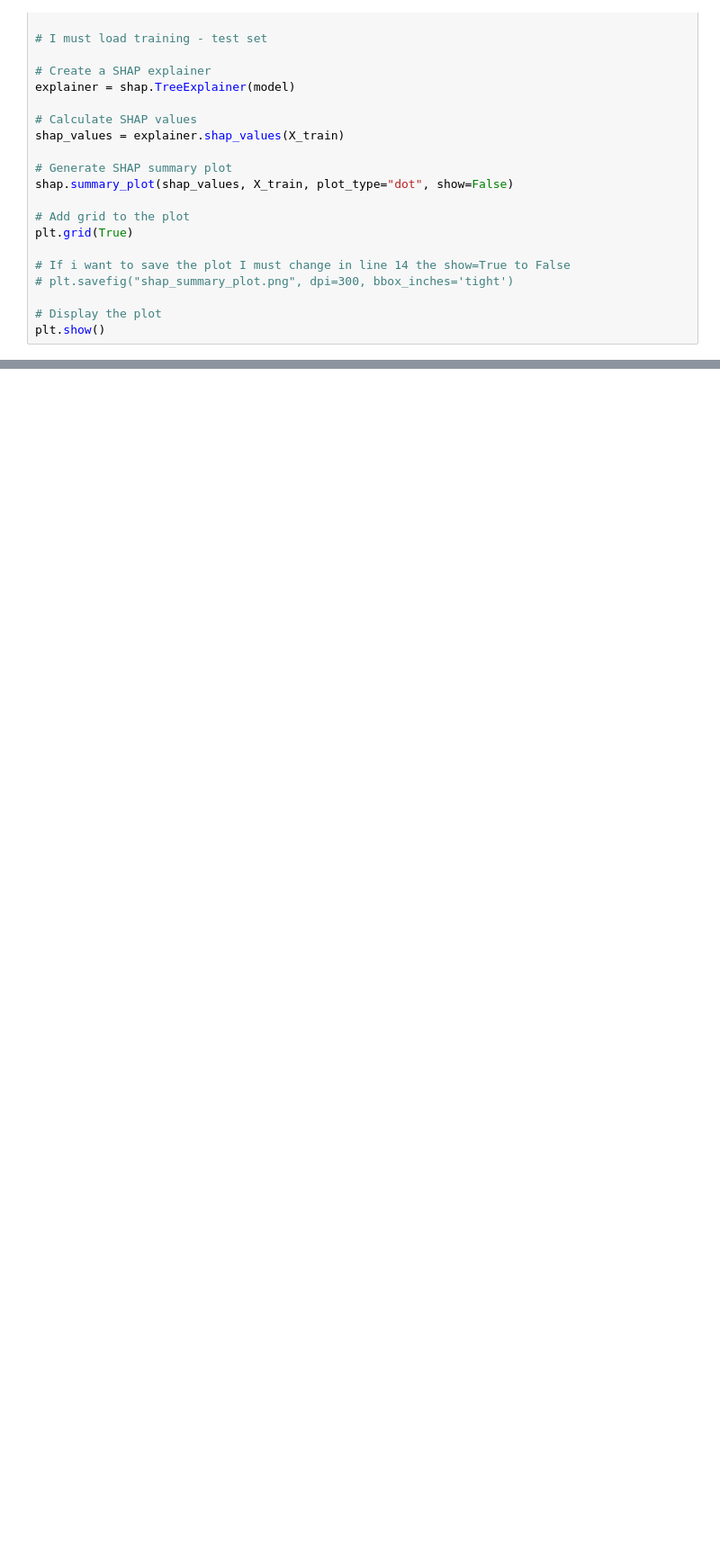
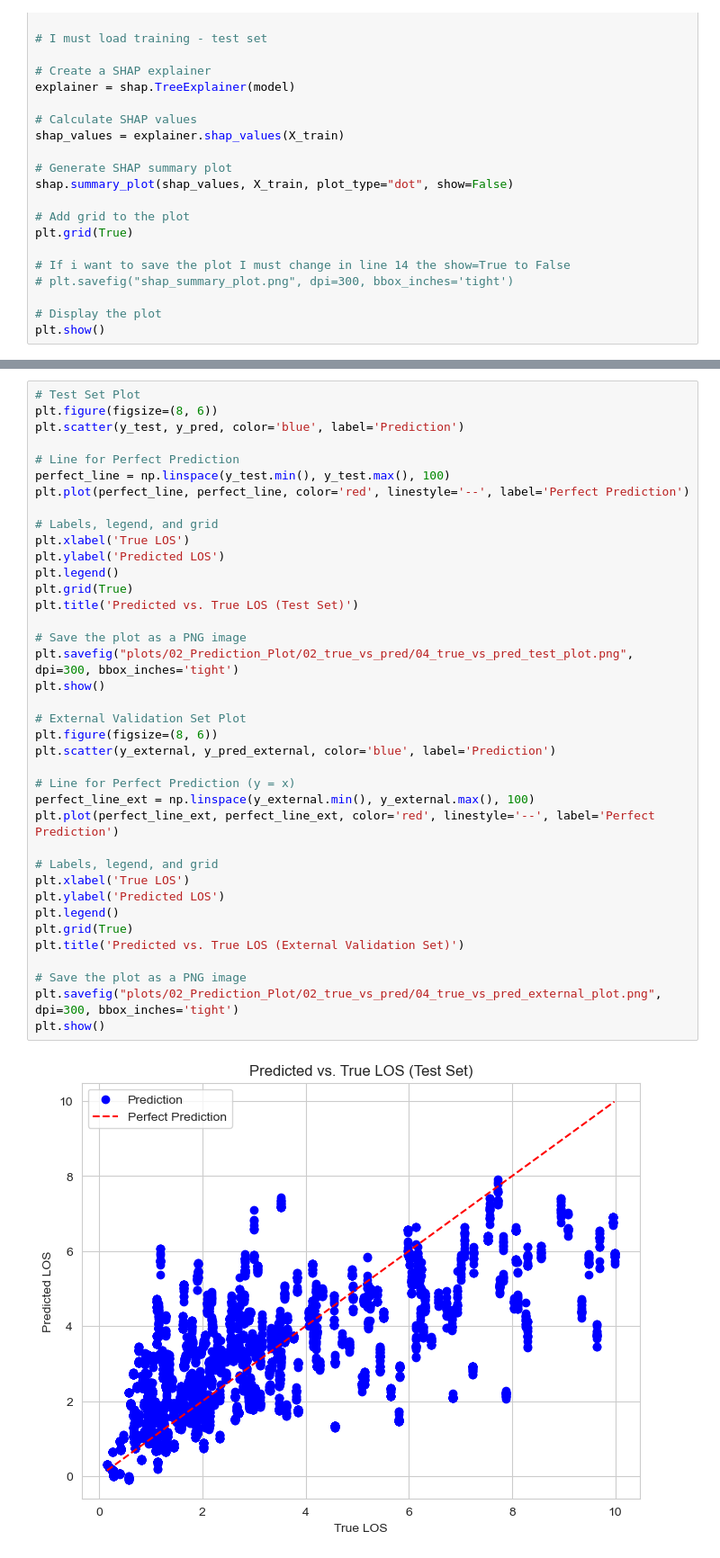
Before and after one commit to DimopDim/PhD, a Jupyter notebook: 03_External_Validation/01_XGBoost_los.ipynb, the cells around one changed output, grey strips where cells are left out. Shown at 90% size. Cells and saved outputs as stored; diff of their text form; blank space fills up the shorter version.

Commit message:
adding true vs pred adn residuals plots

```diff
--- a/03_External_Validation/01_XGBoost_los.ipynb
+++ b/03_External_Validation/01_XGBoost_los.ipynb
@@ -1229,0 +1289,40 @@ plt.show()
+# %%
+# Test Set Plot
+plt.figure(figsize=(8, 6))
+plt.scatter(y_test, y_pred, color='blue', label='Prediction')
+
+# Line for Perfect Prediction
+perfect_line = np.linspace(y_test.min(), y_test.max(), 100)
+plt.plot(perfect_line, perfect_line, color='red', linestyle='--', label='Perfect Prediction')
+
+# Labels, legend, and grid
+plt.xlabel('True LOS')
+plt.ylabel('Predicted LOS')
+plt.legend()
+plt.grid(True)
+plt.title('Predicted vs. True LOS (Test Set)')
+
+# Save the plot as a PNG image
+plt.savefig("plots/02_Prediction_Plot/02_true_vs_pred/04_true_vs_pred_test_plot.png", dpi=300, bbox_inches='tight')
+plt.show()
+
+# External Validation Set Plot
+plt.figure(figsize=(8, 6))
+plt.scatter(y_external, y_pred_external, color='blue', label='Prediction')
+
+# Line for Perfect Prediction (y = x)
+perfect_line_ext = np.linspace(y_external.min(), y_external.max(), 100)
+plt.plot(perfect_line_ext, perfect_line_ext, color='red', linestyle='--', label='Perfect Prediction')
+
+# Labels, legend, and grid
+plt.xlabel('True LOS')
+plt.ylabel('Predicted LOS')
+plt.legend()
+plt.grid(True)
+plt.title('Predicted vs. True LOS (External Validation Set)')
+
+# Save the plot as a PNG image
+plt.savefig("plots/02_Prediction_Plot/02_true_vs_pred/04_true_vs_pred_external_plot.png", dpi=300, bbox_inches='tight')
+plt.show()
+# %% [output]
+[figure, added]
```
Also changed, not shown: parts of 12 cells of this notebook.
